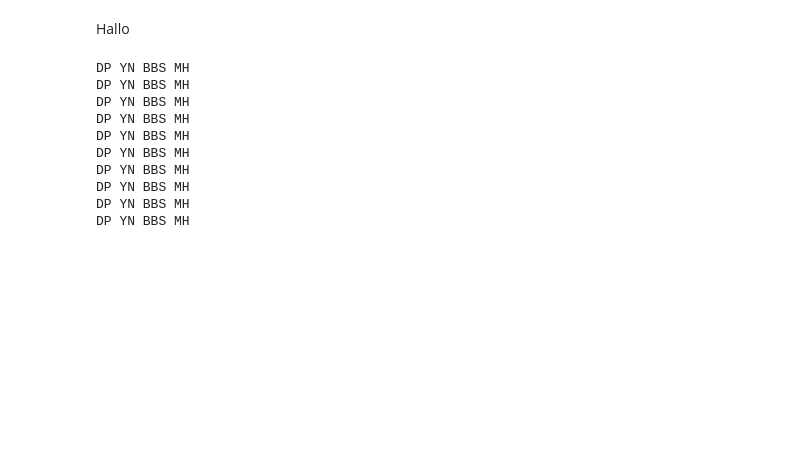
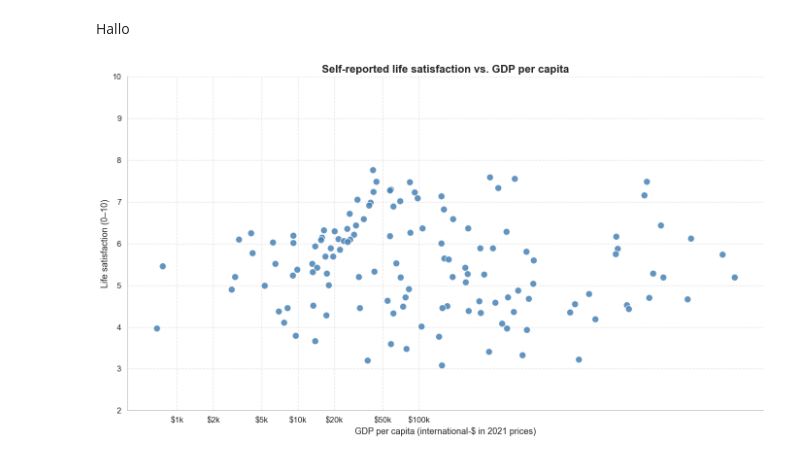
Before and after one commit to meesuva/Visualitie, a Jupyter notebook: docs/3what_makes_happiness.ipynb, the cells around one changed output. Saved outputs shown, nothing was run; the diff lists cells and outputs as text; code cells hidden in the pictures; blank space fills up the shorter version.

```diff
--- a/docs/3what_makes_happiness.ipynb
+++ b/docs/3what_makes_happiness.ipynb
@@ -3,19 +3,61 @@
 # %% [markdown]
 Hallo
 # %%
-for i in range(10):
-    print("DP YN BBS MH")
+import pandas as pd
+import matplotlib.pyplot as plt
+import seaborn as sns
+
+
+happiness_df = pd.read_csv("2019happy.csv")
+gdp_df = pd.read_csv("WDI_new.csv")
+
+
+happiness_df = happiness_df[['Country or region', 'Score']]
+happiness_df.rename(columns={'Country or region': 'Country', 'Score': 'Happiness Score'}, inplace=True)
+
+
+gdp_df = gdp_df[gdp_df['Series Name'] == 'GDP per capita (constant LCU)']
+gdp_df = gdp_df[['Country Name', '2019 [YR2019]']]
+gdp_df.rename(columns={'Country Name': 'Country', '2019 [YR2019]': 'GDP per capita'}, inplace=True)
+gdp_df['GDP per capita'] = pd.to_numeric(gdp_df['GDP per capita'], errors='coerce')
+
+
+merged_df = pd.merge(happiness_df, gdp_df, on='Country')
+merged_df.dropna(inplace=True)
+
+
+plt.figure(figsize=(14, 8))
+sns.set(style="whitegrid")
+
+plt.scatter(
+    merged_df['GDP per capita'],
+    merged_df['Happiness Score'],
+    color='steelblue',
+    edgecolor='white',
+    s=100,
+    alpha=0.85
+)
+
+plt.xscale('log')
+
+
+xticks = [1000, 2000, 5000, 10000, 20000, 50000, 100000]
+plt.xticks(xticks, [f"${int(x/1000)}k" for x in xticks], fontsize=12)
+
+plt.yticks(range(2, 11), fontsize=12)
+plt.ylim(2, 10)
+
+
+plt.xlabel('GDP per capita (international-$ in 2021 prices)', fontsize=13)
+plt.ylabel('Life satisfaction (0–10)', fontsize=13)
+plt.title('Self-reported life satisfaction vs. GDP per capita', fontsize=16, weight='bold')
+
+plt.grid(True, linestyle='--', alpha=0.5)
+sns.despine()
+plt.tight_layout()
+plt.show()
 # %% [output]
-DP YN BBS MH
-DP YN BBS MH
-DP YN BBS MH
-DP YN BBS MH
-DP YN BBS MH
-DP YN BBS MH
-DP YN BBS MH
-DP YN BBS MH
-DP YN BBS MH
-DP YN BBS MH
+[figure, added]
 # %%
 import pandas as pd
 import plotly.express as px
```
